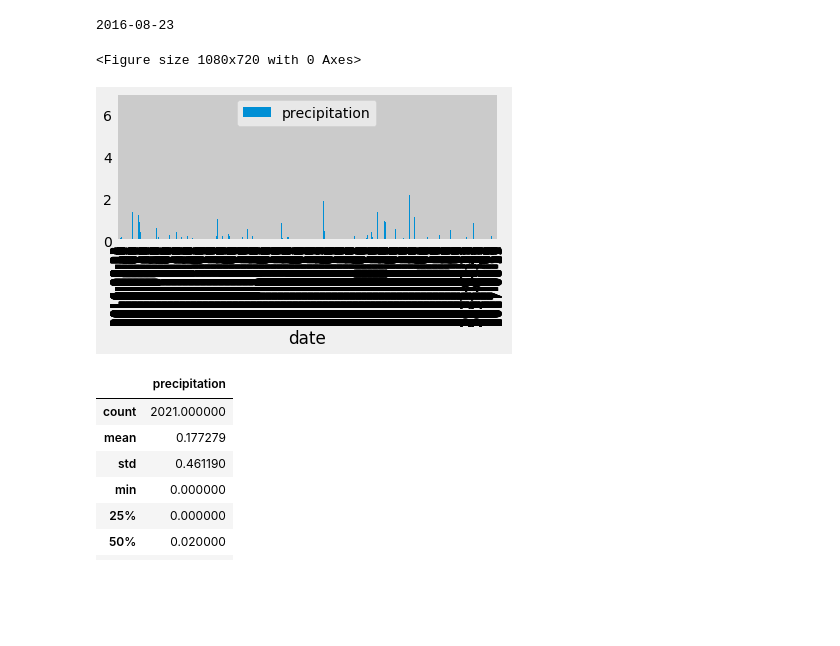
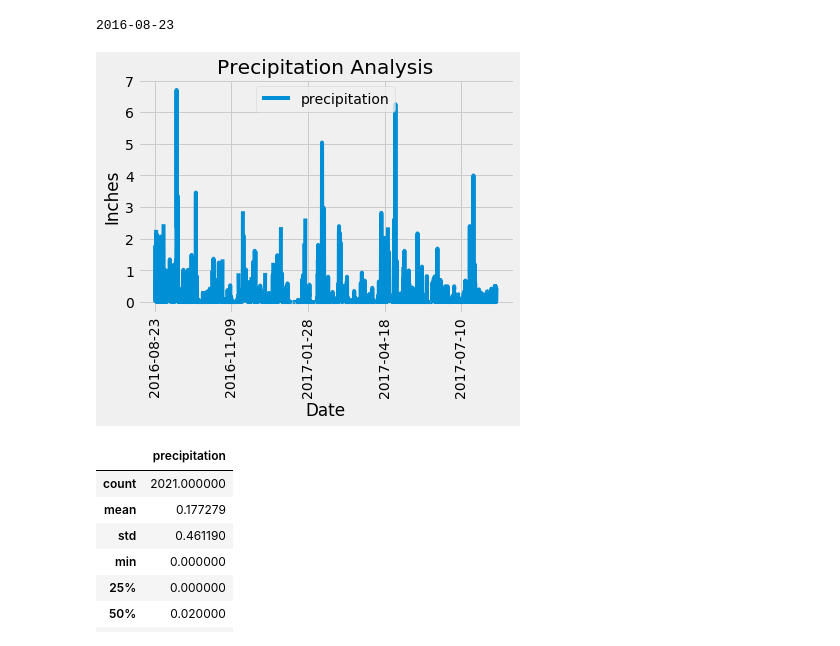
Before and after one commit to UoT-Bootcamp/SQLAlchemy-challenge, a Jupyter notebook: climate_starter.ipynb, the cells around one changed output. Cells and saved outputs as stored; diff of their text form; code cells hidden in the pictures; blank space fills up the shorter version.

```diff
--- a/climate_starter.ipynb
+++ b/climate_starter.ipynb
@@ -98,24 +97,29 @@ print(yearFrom_latest_date)
 # %%
 
 # Perform a query to retrieve the data and precipitation scores
 precipitation_data = session.query(Measurement.date, Measurement.prcp).\
-                    filter(func.strftime("%Y-%m-%d", Measurement.date) >= dt.date(2016, 8, 23)).all()
+                    filter(func.strftime("%Y-%m-%d", Measurement.date) >= dt.date(2016, 8, 23)).\
+                    filter(func.strftime("%Y-%m-%d", Measurement.date) <= dt.date(2017, 8, 23)).all()
 
 # Save the query results as a Pandas DataFrame and set the index to the date column
 precipitation_df = pd.DataFrame(precipitation_data, columns = ["date", "precipitation"])
 
 # Sort the dataframe by date
 precipitation_df = precipitation_df.sort_values(["date"])
 
 precipitation_df = precipitation_df.set_index("date")
 
-# Use Pandas Plotting with Matplotlib to plot the data
-plt.figure(figsize = (15,10))
-precipitation_df.plot.bar()
-plt.tight_layout()
+# # Use Pandas Plotting with Matplotlib to plot the data
+
+precipitation_df.plot(rot = "vertical")
+plt.xlabel("Date")
+plt.ylabel("Inches")
+plt.title("Precipitation Analysis")
+plt.savefig("Images/precipitation_analysis.png")
+
+plt.show()
 # %% [output]
-<Figure size 1080x720 with 0 Axes>
-[figure, old version]
+[figure, new version]
 # %%
 # Use Pandas to calcualte the summary statistics for the precipitation data
 precipitation_df.describe()
```
Also changed, not shown: parts of 8 cells of this notebook, 4 other files.
